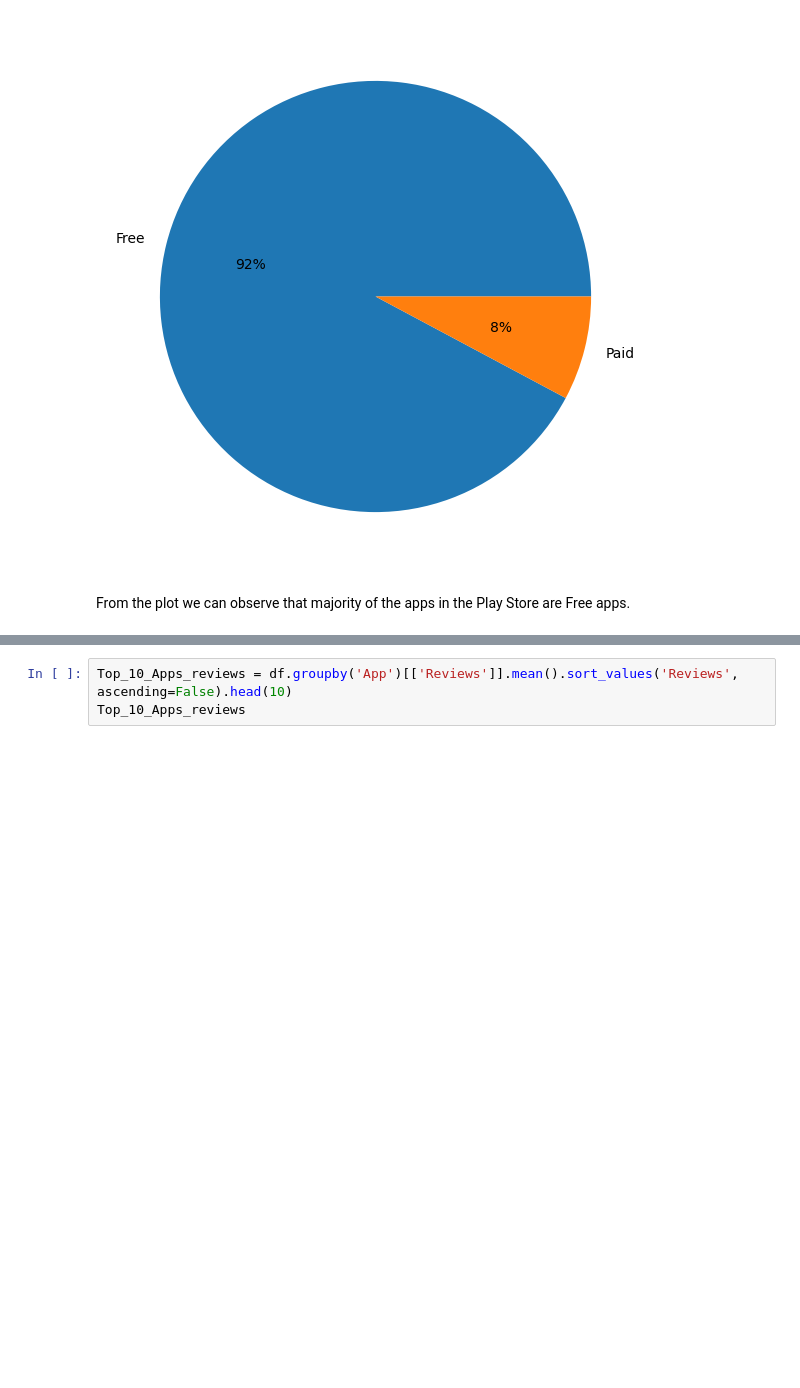
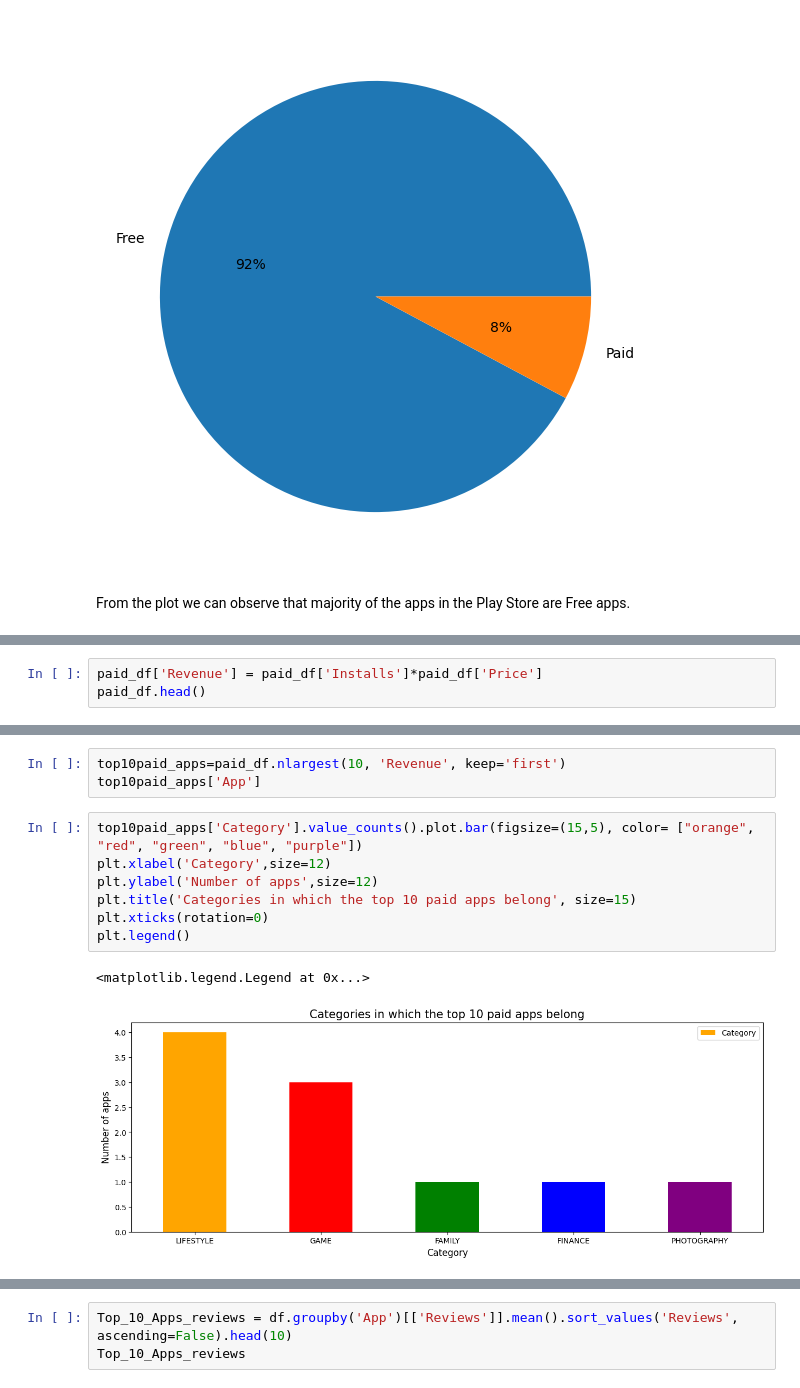
Before and after one commit to Koti-RK/Playstore-App-Review-Analysis, a Jupyter notebook: PlayStore_App_Review_Analysis_Capstone_Project.ipynb, the cells around one changed output, grey strips where cells are left out. Saved outputs shown, nothing was run; the diff lists cells and outputs as text; blank space fills up the shorter version.

```diff
--- a/PlayStore_App_Review_Analysis_Capstone_Project.ipynb
+++ b/PlayStore_App_Review_Analysis_Capstone_Project.ipynb
@@ -809,0 +627,3 @@ From the plot we can observe that majority of the apps in the Play Store are Fre
+# %%
+paid_df['Revenue'] = paid_df['Installs']*paid_df['Price']
+paid_df.head()
@@ -809,0 +647,13 @@ From the plot we can observe that majority of the apps in the Play Store are Fre
+# %%
+top10paid_apps=paid_df.nlargest(10, 'Revenue', keep='first')
+top10paid_apps['App']
+# %%
+top10paid_apps['Category'].value_counts().plot.bar(figsize=(15,5), color= ["orange", "red", "green", "blue", "purple"])
+plt.xlabel('Category',size=12)
+plt.ylabel('Number of apps',size=12)
+plt.title('Categories in which the top 10 paid apps belong', size=15)
+plt.xticks(rotation=0)
+plt.legend()
+# %% [output]
+<matplotlib.legend.Legend at 0x...>
+[figure, added]
```
Also changed, not shown: parts of 45 cells of this notebook.
